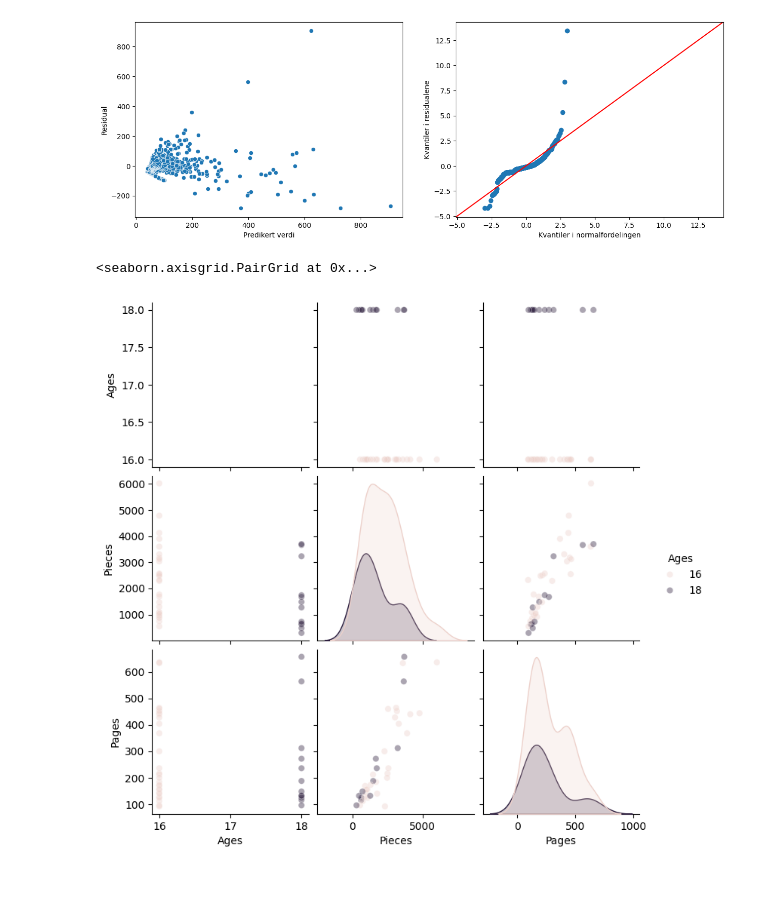
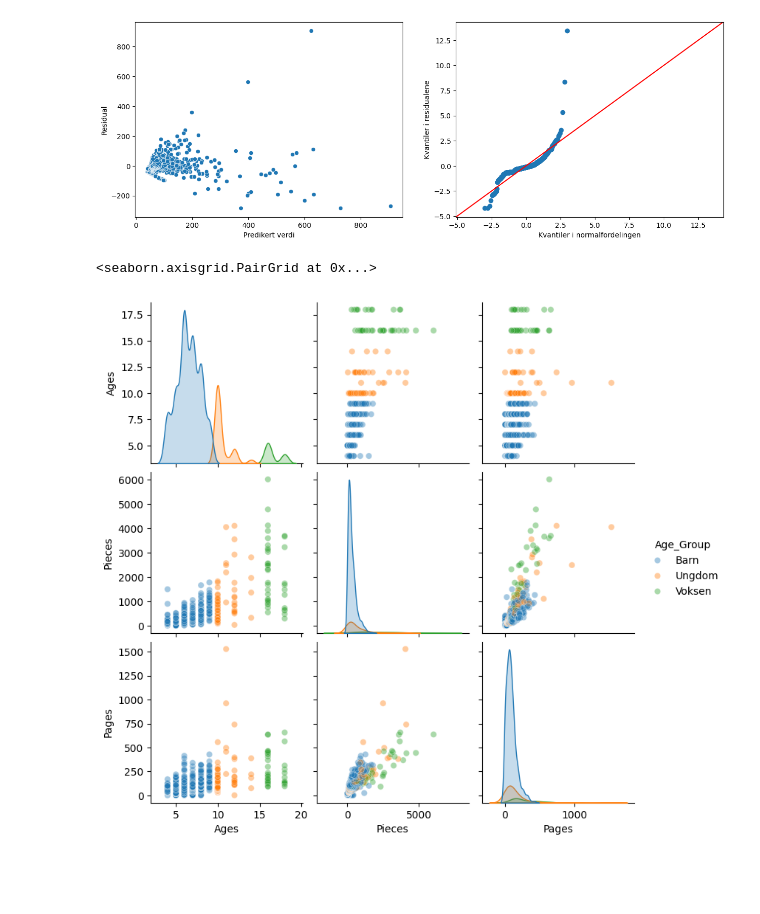
Before and after one commit to HMB-Solutions/ISTT1003-ProjectAssignment-02, a Jupyter notebook: oppg1.ipynb, the cells around one changed output. Saved outputs shown, nothing was run; the diff lists cells and outputs as text; code cells hidden in the pictures.

Commit message:
Sorted ages into age groups

```diff
--- a/oppg1.ipynb
+++ b/oppg1.ipynb
@@ -211,21 +211,25 @@ plt.show()
 # %% [output]
 [figure]
 # %%
-barn = df2[df2['Ages'] >= 4]
-barn = barn[barn['Ages'] < 10]
+df3 = df2
 
-ungdom = df2[df2['Ages'] >= 10]
-ungdom = ungdom[ungdom['Ages'] < 15]
+def calc_age_group(row):
+    if row['Ages'] < 10:
+        return 'Barn'
+    if row['Ages'] >= 10 and row['Ages'] < 15:
+        return 'Ungdom'
+    if row['Ages'] >= 15:
+        return 'Voksen'
 
-voksne = df2[df2['Ages'] >= 15]
+df3 = df3.assign(Age_Group=df3.apply(calc_age_group, axis=1))
 
-sns.pairplot(voksne, vars = ['Ages', 'Pieces', 'Pages'],
-             hue = 'Ages',
+sns.pairplot(df3, vars = ['Ages', 'Pieces', 'Pages'],
+             hue = 'Age_Group',
              diag_kind = 'kde',
-             plot_kws = dict(alpha = 0.4))
+             plot_kws = dict(alpha = 0.3))
 # %% [output]
 <seaborn.axisgrid.PairGrid at 0x...>
-[figure, old version]
+[figure, new version]
 # %%
 # enkel lineær regresjon, tar ikke hensyn til tema
 res_sub = smf.ols('Price ~ Pieces' , data = barn).fit()
```
